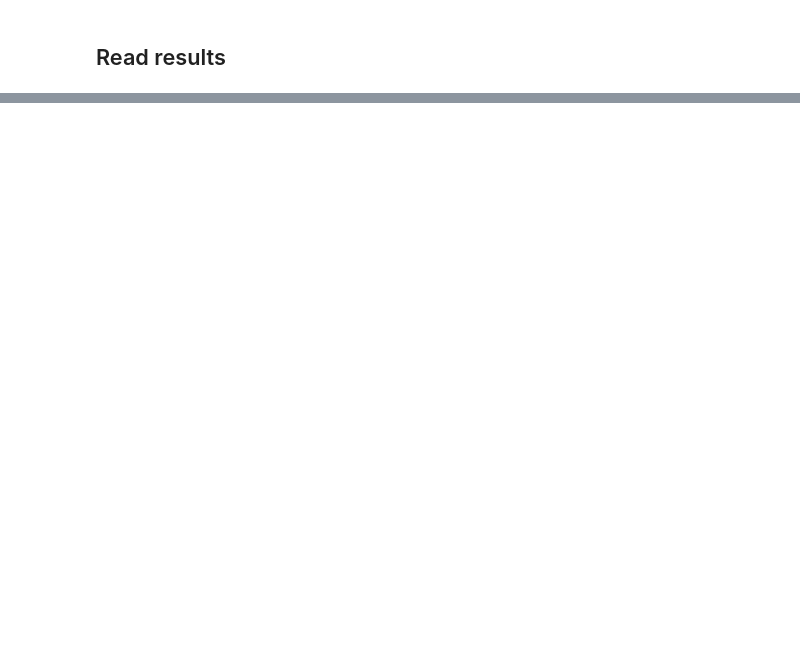
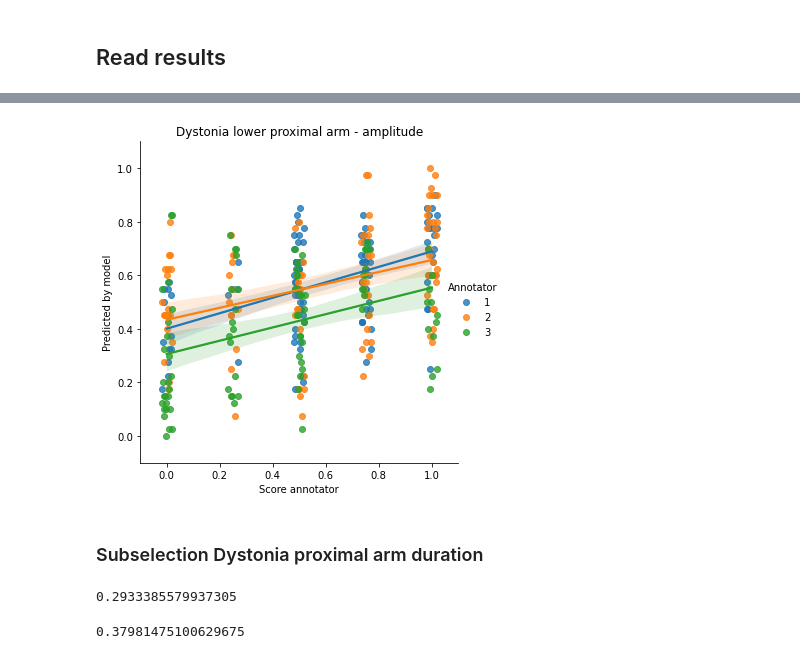
Before and after one commit to RehabAUmc/modys-video, a Jupyter notebook: notebooks/experiment-2-results-visualisation.ipynb, the cells around one changed output, grey strips where cells are left out. Cells and saved outputs as stored; diff of their text form; code cells hidden in the pictures; blank space fills up the shorter version.

```diff
--- a/notebooks/experiment-2-results-visualisation.ipynb
+++ b/notebooks/experiment-2-results-visualisation.ipynb
@@ -39,0 +85,12 @@ sns.scatterplot(data=df_sub, x="y", y="pred_y")
+# %%
+# Scatterplot y and y-predict
+g = sns.lmplot(x="y", y="pred_y", hue="scorer", data=df_sub, x_jitter=0.02)
+g.set_axis_labels("Score annotator", "Predicted by model" )
+plt.title("Dystonia lower proximal arm - amplitude")
+plt.ylim(-0.1,1.1)
+plt.xlim(-0.1,1.1)
+g._legend.set_title('Annotator')
+# %% [output]
+[figure, added]
+# %% [markdown]
+### Subselection Dystonia proximal arm duration
@@ -39,0 +100,10 @@ sns.scatterplot(data=df_sub, x="y", y="pred_y")
+# %%
+# Mean Absolute Error
+df_sub.apply(lambda x: abs(x['y'] - x['pred_y']) , axis=1).mean()
+# %% [output]
+0.2933385579937305
+# %%
+# Correlation y and y-predict
+df_sub['y'].corr(df_sub['pred_y'])
+# %% [output]
+0.37981475100629675
```
Also changed, not shown: parts of 18 cells of this notebook.
